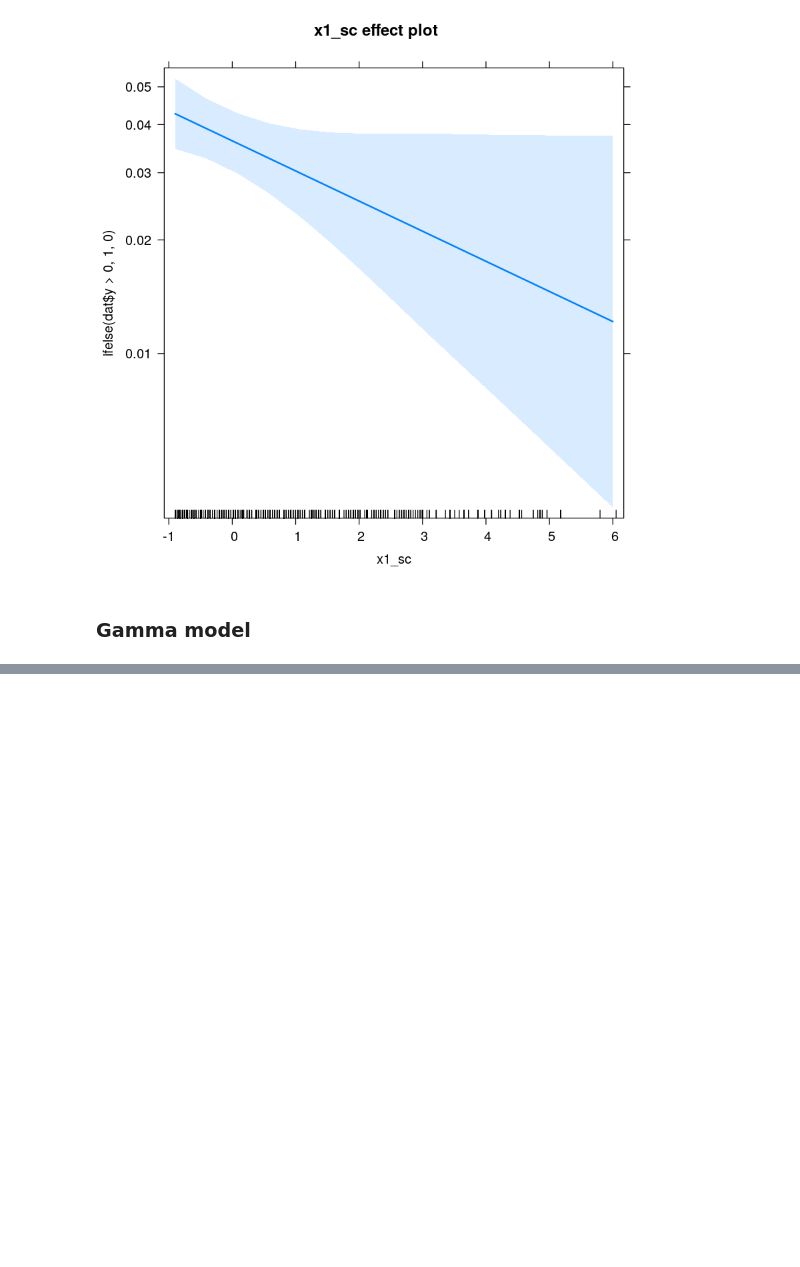
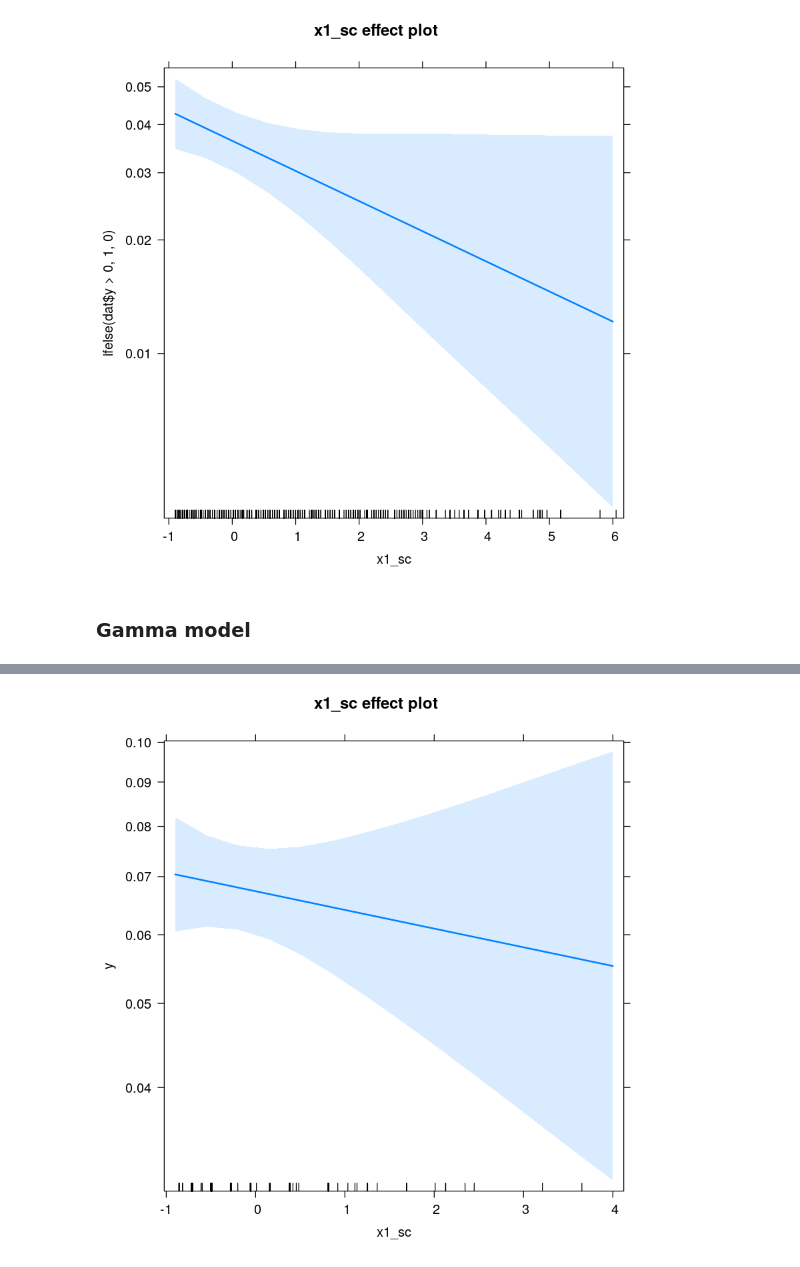
Before and after one commit to lyashevska/epa-statstools, a Jupyter notebook: binomial-gamma-hurdle/binomial-gamma-hurdle.ipynb, the cells around one changed output, grey strips where cells are left out. Cells and saved outputs as stored; diff of their text form; code cells hidden in the pictures; blank space fills up the shorter version.

Commit message:
added gamma

```diff
--- a/binomial-gamma-hurdle/binomial-gamma-hurdle.ipynb
+++ b/binomial-gamma-hurdle/binomial-gamma-hurdle.ipynb
@@ -212,0 +239,7 @@ no.na.dat <- na.omit(dat)
+# %%
+m.gamma.full.re <- glmer(y ~
+             x1_sc +
+             (1|year),
+            data = subset(no.na.dat, y>0),
+            #control = glmerControl(optimizer ='optimx', optCtrl=list(method='nlminb')),
+           family = Gamma(link = log))
@@ -212,0 +268,4 @@ no.na.dat <- na.omit(dat)
+# %%
+plot(allEffects(m.gamma.full.re))
+# %% [output]
+[figure, added]
```
Also changed, not shown: parts of 14 cells of this notebook, 2 other files.
